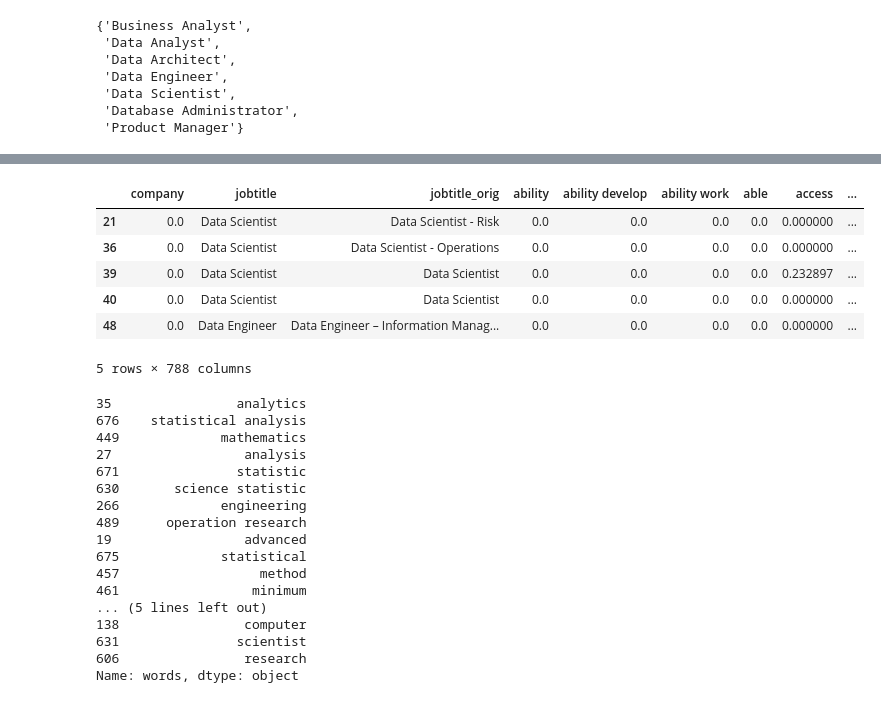
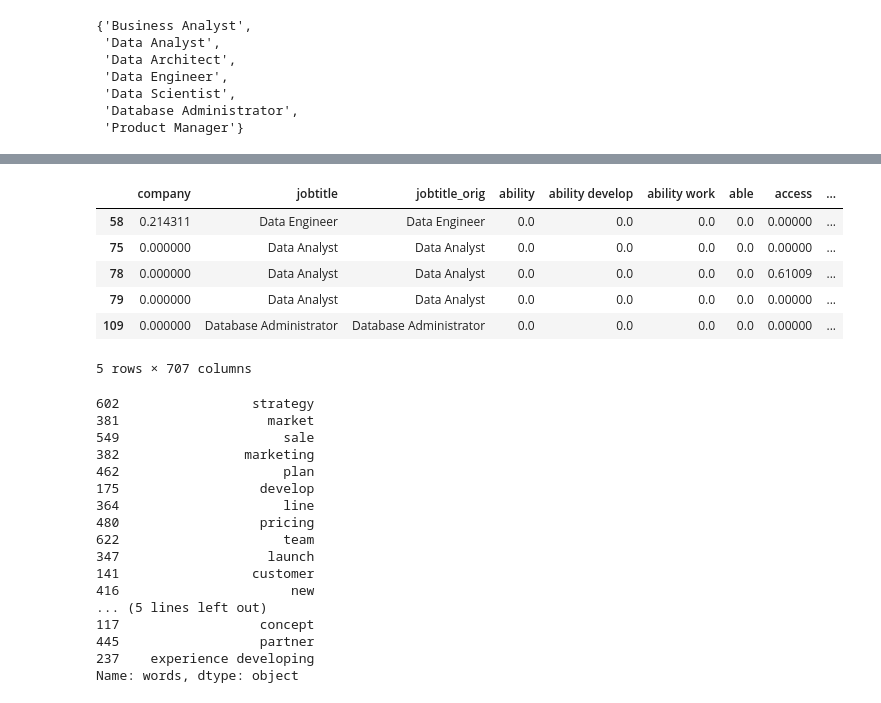
Before and after one commit to JadeYu/JoBreaker, a Jupyter notebook: analyses/Building_pipeline.ipynb, the cells around one changed output, grey strips where cells are left out. Cells and saved outputs as stored; diff of their text form; code cells hidden in the pictures.

```diff
--- a/analyses/Building_pipeline.ipynb
+++ b/analyses/Building_pipeline.ipynb
@@ -172,41 +170,42 @@ prototypes
 # %%
-tfs = pd.read_csv("../metrics/All_tfidf_features_99_all.csv", index_col=0)
+tfs = pd.read_csv("../metrics/All_tfidf_features_99_all_titleoff.csv", index_col=0)
+#tfs = pd.read_csv("../metrics/All_cond_features_all.csv", index_col=0)
 tfs.head()
 # %% [output]
 |  | company | jobtitle | jobtitle_orig | ability | ability develop | ability work | able | access | ... |
-| 21 | 0.0 | Data Scientist | Data Scientist - Risk | 0.0 | 0.0 | 0.0 | 0.0 | 0.000000 | ... |
-| 36 | 0.0 | Data Scientist | Data Scientist - Operations | 0.0 | 0.0 | 0.0 | 0.0 | 0.000000 | ... |
-| 39 | 0.0 | Data Scientist | Data Scientist | 0.0 | 0.0 | 0.0 | 0.0 | 0.232897 | ... |
-| 40 | 0.0 | Data Scientist | Data Scientist | 0.0 | 0.0 | 0.0 | 0.0 | 0.000000 | ... |
-| 48 | 0.0 | Data Engineer | Data Engineer – Information Manag... | 0.0 | 0.0 | 0.0 | 0.0 | 0.000000 | ... |
+| 58 | 0.214311 | Data Engineer | Data Engineer | 0.0 | 0.0 | 0.0 | 0.0 | 0.00000 | ... |
+| 75 | 0.000000 | Data Analyst | Data Analyst | 0.0 | 0.0 | 0.0 | 0.0 | 0.00000 | ... |
+| 78 | 0.000000 | Data Analyst | Data Analyst | 0.0 | 0.0 | 0.0 | 0.0 | 0.61009 | ... |
+| 79 | 0.000000 | Data Analyst | Data Analyst | 0.0 | 0.0 | 0.0 | 0.0 | 0.00000 | ... |
+| 109 | 0.000000 | Database Administrator | Database Administrator | 0.0 | 0.0 | 0.0 | 0.0 | 0.00000 | ... |
-5 rows × 788 columns
+5 rows × 707 columns
 # %%
 result = {}
 features = tfs.iloc[:,3:]
 words = list(features.columns)
-label = 'Data Scientist'
+label = 'Product Manager'
 tmp = pd.DataFrame()
 tmp['words'] = words
-tmp['tfidf'] = list(features.iloc[prototypes[label],:].sum(axis=0))
-tmp = tmp.sort_values(by = 'tfidf', ascending = False)
+tmp['feature'] = list(features.iloc[prototypes[label],:].sum(axis=0))
+tmp = tmp.sort_values(by = 'feature', ascending = False)
 tmp['words'].iloc[:20]
 # %% [output]
-35                analytics
-676    statistical analysis
-449             mathematics
-27                 analysis
-671               statistic
-630       science statistic
-266             engineering
-489      operation research
-19                 advanced
-675             statistical
-457                  method
-461                 minimum
+602                 strategy
+381                   market
+549                     sale
+382                marketing
+462                     plan
+175                  develop
+364                     line
+480                  pricing
+622                     team
+347                   launch
+141                 customer
+416                      new
 ... (5 lines left out)
-138                computer
-631               scientist
-606                research
+117                  concept
+445                  partner
+237    experience developing
 Name: words, dtype: object
 # %%
 keywords = gkw.get_keywords(tfs.iloc[:,3:], prototypes, 100)
```
Also changed, not shown: parts of 17 cells of this notebook, 16 other files.
